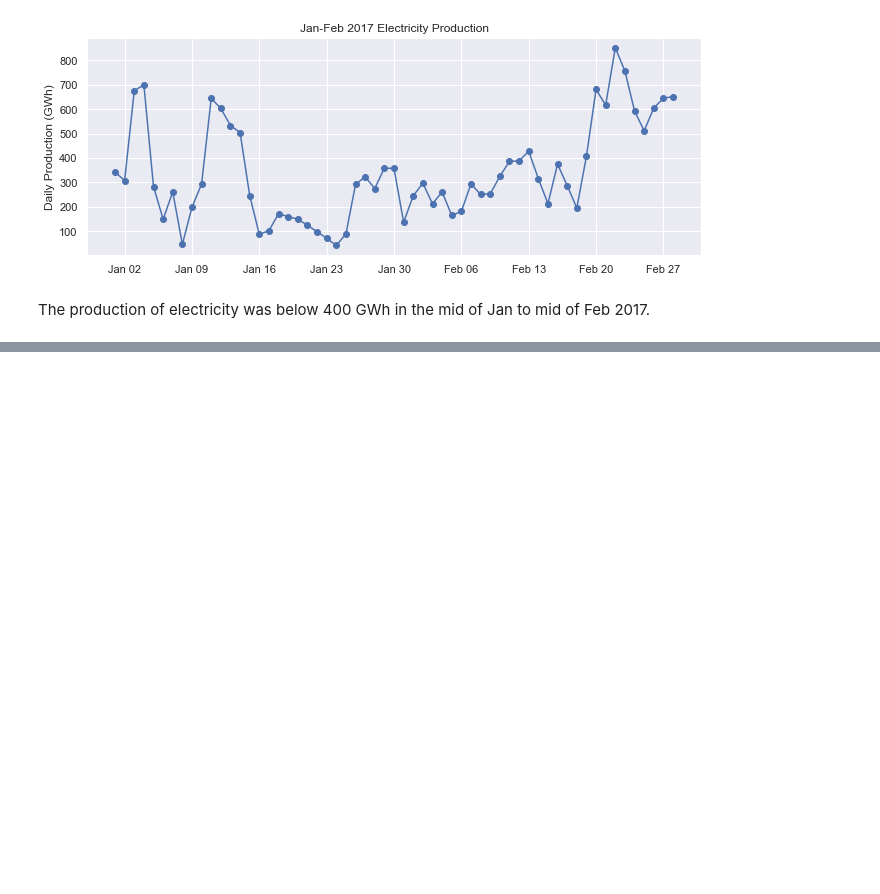
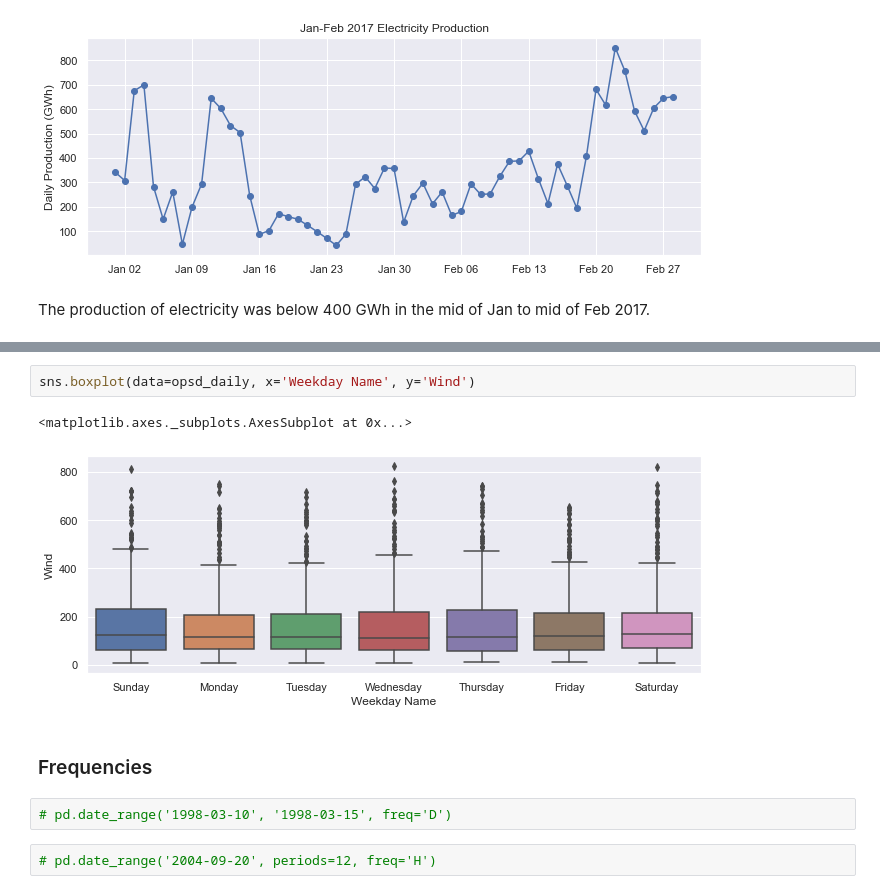
Before and after one commit to adili0505/Demo, a Jupyter notebook: demo_time_series.ipynb, the cells around one changed output, grey strips where cells are left out. Drawn from its saved outputs; the diff is of its cells as text; blank space fills up the shorter version.

```diff
--- a/demo_time_series.ipynb
+++ b/demo_time_series.ipynb
@@ -196,0 +221,11 @@ The production of electricity was below 400 GWh in the mid of Jan to mid of Feb
+# %%
+sns.boxplot(data=opsd_daily, x='Weekday Name', y='Wind')
+# %% [output]
+<matplotlib.axes._subplots.AxesSubplot at 0x...>
+[figure, added]
+# %% [markdown]
+### Frequencies
+# %%
+# pd.date_range('1998-03-10', '1998-03-15', freq='D')
+# %%
+# pd.date_range('2004-09-20', periods=12, freq='H')
```
Also changed, not shown: parts of 22 cells of this notebook.
